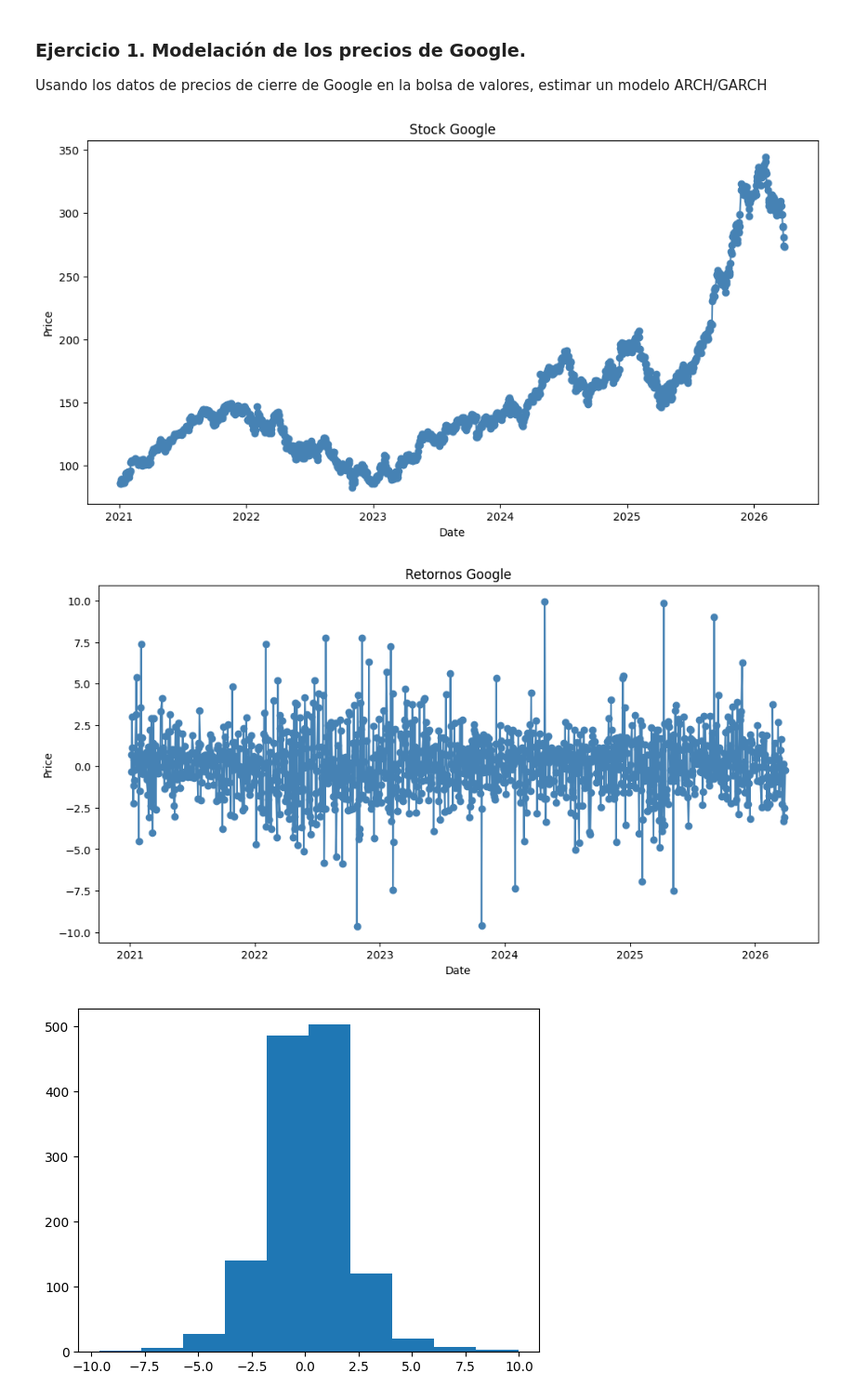
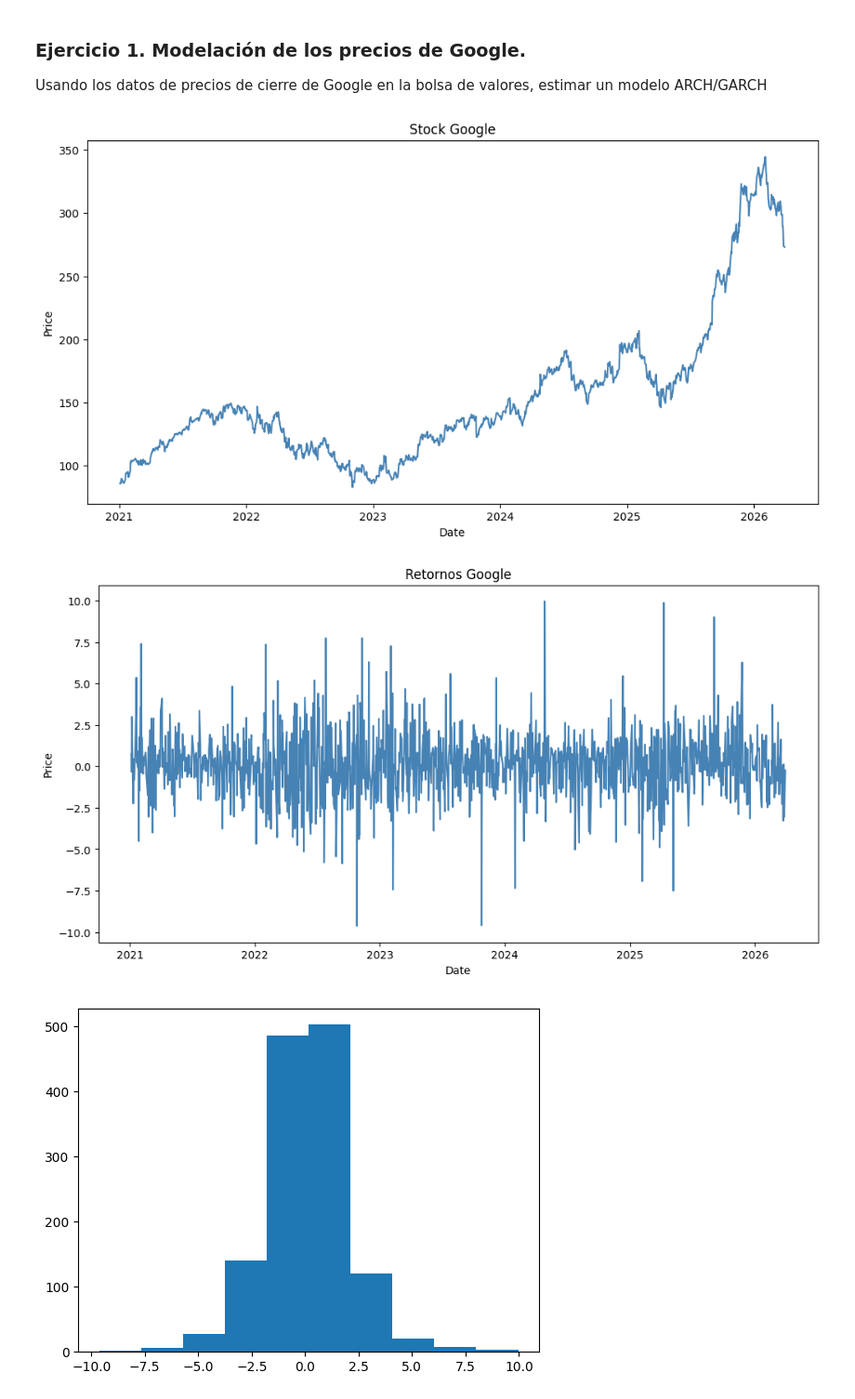
Before and after one commit to fersalme/regresion-lineal-series-tiempo, a Jupyter notebook: 06-modelos-GARCH/01-ejercicios-ARCH-GARCH-Python.ipynb, the cells around one changed output. Shown at 93% size. Saved outputs shown, nothing was run; the diff lists cells and outputs as text; code cells hidden in the pictures.

```diff
--- a/06-modelos-GARCH/01-ejercicios-ARCH-GARCH-Python.ipynb
+++ b/06-modelos-GARCH/01-ejercicios-ARCH-GARCH-Python.ipynb
@@ -45,25 +42,25 @@ df.index = pd.to_datetime(df.index)
 price_google = df.GOOG
 
 fig, ax = plt.subplots(figsize=(12, 6))
-ax.plot(price_google.index, price_google, marker='o', color='steelblue')
+ax.plot(price_google.index, price_google, color='steelblue')
 ax.set_title('Stock Google')
 ax.set_xlabel('Date')
 ax.set_ylabel('Price')
 plt.show()
 # %% [output]
-[figure, old version]
+[figure, new version]
 # %%
 # retornos
 retornos = 100 * price_google.pct_change().dropna()
 
 fig, ax = plt.subplots(figsize=(12, 6))
-ax.plot(retornos.index, retornos, marker='o', color='steelblue')
+ax.plot(retornos.index, retornos, color='steelblue')
 ax.set_title('Retornos Google')
 ax.set_xlabel('Date')
 ax.set_ylabel('Price')
 plt.show()
 # %% [output]
-[figure, old version]
+[figure, new version]
 # %%
 # Distribución de los retornos. Suelen tener colas largas.
 fig = plt.hist(retornos)
```
Also changed, not shown: parts of 1 cell of this notebook, 14 other files.
